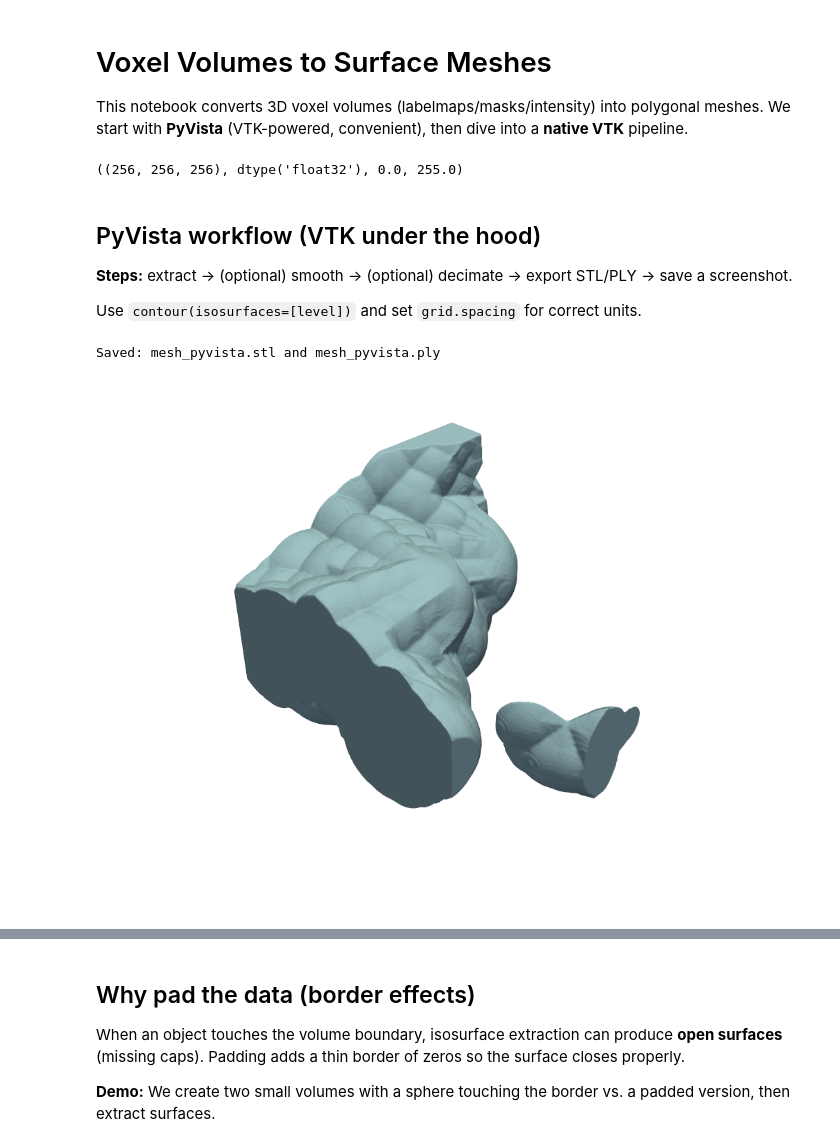
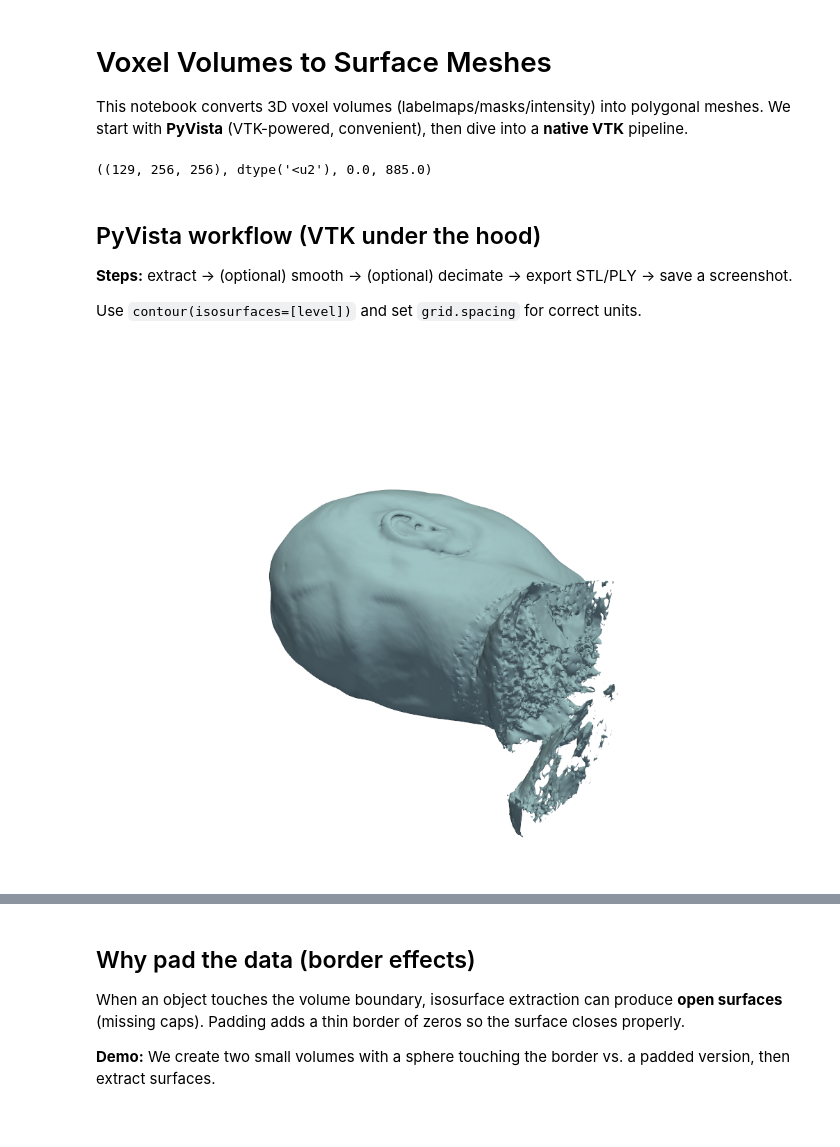
Before and after one commit to ida-mdc/workshop-visualization, a Jupyter notebook: notebooks/voxel_to_mesh.ipynb, the cells around one changed output, grey strips where cells are left out. Cells and saved outputs as stored; diff of their text form; code cells hidden in the pictures.

```diff
--- a/notebooks/voxel_to_mesh.ipynb
+++ b/notebooks/voxel_to_mesh.ipynb
@@ -16,11 +16,11 @@ from skimage import filters, measure
 from scipy.ndimage import gaussian_filter
 import os
 # %%
-vol = tiff.imread(Path("example_data") / "size_256" / "raw_channel2.tif")
+vol = tiff.imread(Path("../example_data") / "t1-head.tif")
 spacing = [1.0, 1.0, 1.0]
 vol.shape, vol.dtype, float(vol.min()), float(vol.max())
 # %% [output]
-((256, 256, 256), dtype('float32'), 0.0, 255.0)
+((129, 256, 256), dtype('<u2'), 0.0, 885.0)
 # %%
 output_dir = Path('results') / 'voxel_to_mesh'
 output_dir.mkdir(exist_ok=True, parents=True)
@@ -32,30 +32,29 @@ Use `contour(isosurfaces=[level])` and set `grid.spacing` for correct units.
 # %%
 # Wrap the numpy volume into ImageData
 grid = pv.ImageData()
 grid.dimensions = vol.shape[::-1]  # X, Y, Z
-grid.spacing = spacing[::-1]       # dx, dy, dz
-grid.point_data['values'] = vol.ravel(order='F')
+# grid.spacing = spacing[::-1]       # dx, dy, dz
+grid.point_data['values'] = vol.ravel(order='C')
 
 # Extract isosurface
-level = 254
+level = 80
 surf = grid.contour(isosurfaces=[level], scalars='values', method='flying_edges')
 
 # Mesh moothing
 surf_sm = surf.smooth(n_iter=30, relaxation_factor=0.1)
 
 # Mesh decimation
 surf_dec = surf_sm.decimate(target_reduction=0.9, inplace=False)
 
 # Exports
-surf_dec.save(output_dir / 'mesh_channel2.stl')
-surf_dec.save(output_dir / 'mesh_channel2.ply')
-print('Saved: mesh_pyvista.stl and mesh_pyvista.ply')
+# surf_dec.save(output_dir / 'mesh_channel2.stl')
+# surf_dec.save(output_dir / 'mesh_channel2.ply')
+# print('Saved: mesh_pyvista.stl and mesh_pyvista.ply')
 
 # Take screenshot
 pl = pv.Plotter(off_screen=True)
 pl.add_mesh(surf_dec)
 pl.set_background('white')
 pl.show(screenshot=output_dir / 'pyvista_preview.png', auto_close=True, jupyter_backend="static")
 # %% [output]
-Saved: mesh_pyvista.stl and mesh_pyvista.ply
-[figure, old version]
+[figure, new version]
```
Also changed, not shown: parts of 4 cells of this notebook, 33 other files.
